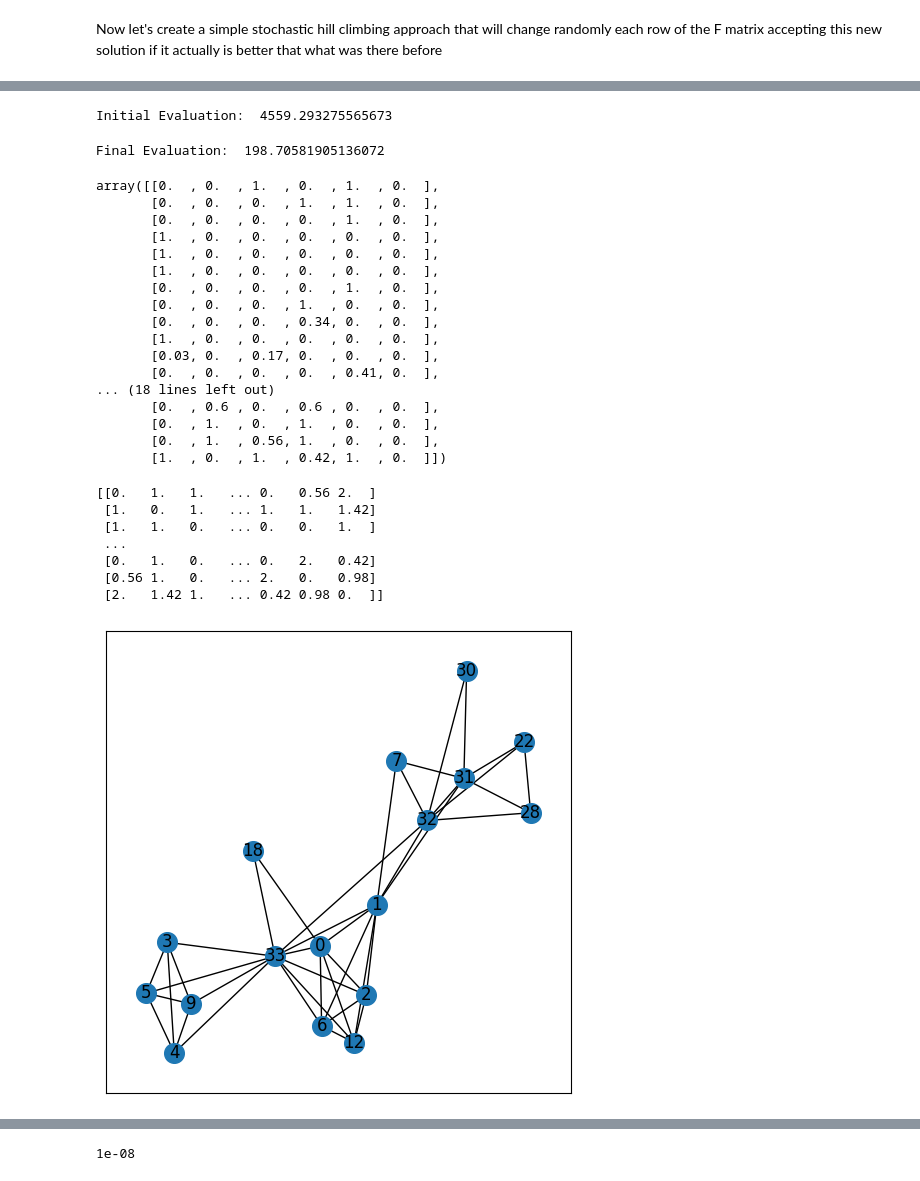
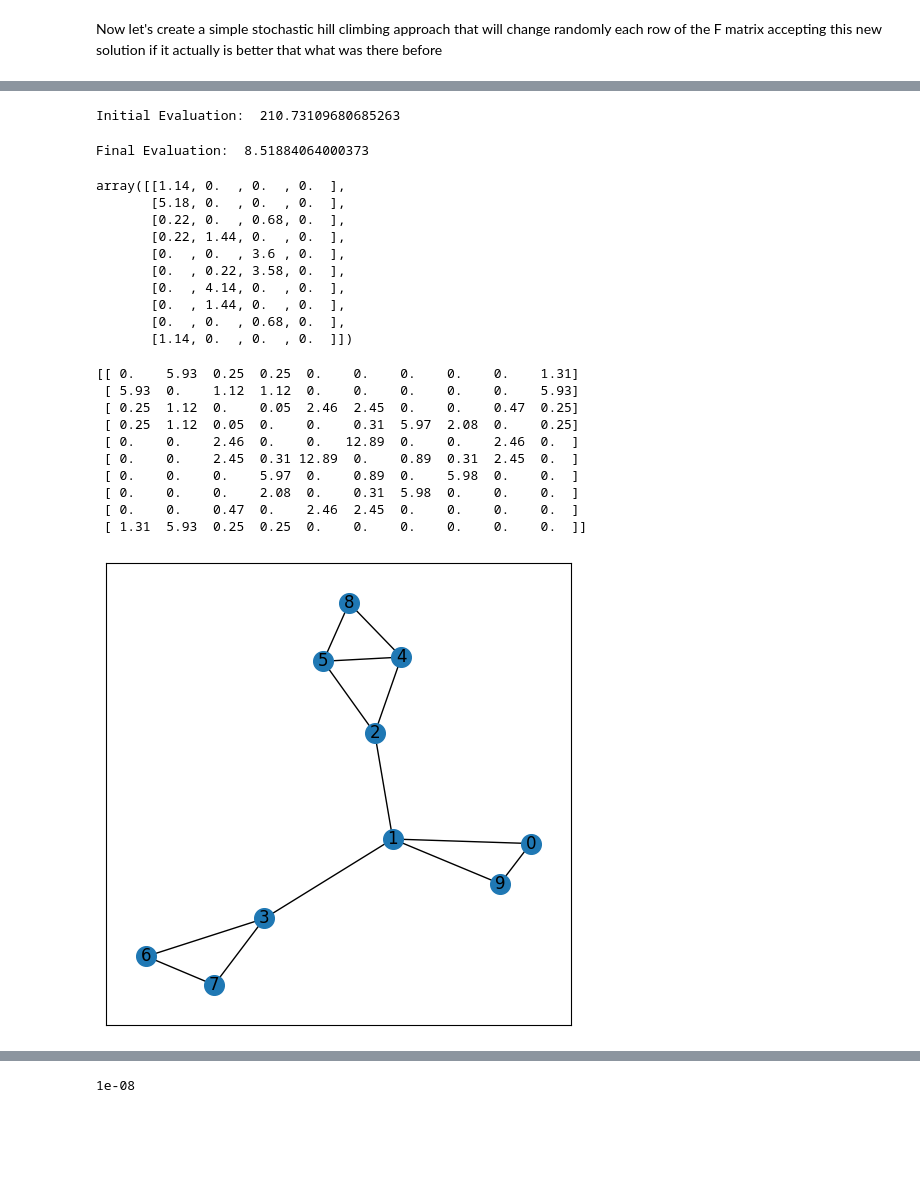
Before and after one commit to joelpoliveira/DataMiningCourse, a Jupyter notebook: TP/Lab Class TP11-20230518/PD_2223_TP11.ipynb, the cells around one changed output, grey strips where cells are left out. Drawn from its saved outputs; the diff is of its cells as text; code cells hidden in the pictures; blank space fills up the shorter version.

```diff
--- a/TP/Lab Class TP11-20230518/PD_2223_TP11.ipynb
+++ b/TP/Lab Class TP11-20230518/PD_2223_TP11.ipynb
@@ -411,9 +390,9 @@ Let's set up a random estimation for Fs
 # %% [markdown]
 As per the formula we are going to noeed the connections and the no-connections of each node
 # %%
-lines=open("soc-karate.data", "rt").readlines()
-edges=[line.split() for line in lines]
-edges=[(int(i)-1,int(j)-1) for i, j in edges]
+#lines=open("soc-karate.data", "rt").readlines()
+#edges=[line.split() for line in lines]
+#edges=[(int(i)-1,int(j)-1) for i, j in edges]
 
 Edges, Nodes, A = getGraphData(edges)
 
@@ -489,7 +468,7 @@ def get_affiliation_from_communities(F, δ):
     pass
 # %%
 NN=Nodes.shape[0]
-k=5
+k=3
 F = np.zeros((NN,k)) + 1/5
 
 res=[evalFactor(u, F, conns, nconns) for u in range(NN)]
@@ -613,49 +595,48 @@ F = get_F((NN, k))
 res=[-loss_func(u, F, conns, nconns) for u in range(F.shape[0])]
 print("Initial Evaluation: ", sum(res))
 # %% [output]
-Initial Evaluation:  4559.293275565673
+Initial Evaluation:  210.73109680685263
 # %%
-F, ll = big_clam(conns, nconns, F, n_iters=5000, LR=0.001)
+F, ll = big_clam(conns, nconns, F, n_iters=10000, LR=0.001, MAX_FVALUE=None)
 print("Final Evaluation: ", ll)
 # %% [output]
-Final Evaluation:  198.70581905136072
+Final Evaluation:  8.51884064000373
+# %%
+ϵ = 1e-8
+δ = np.sqrt( 1 - np.log(1 - ϵ))
 # %%
 np.round(F, 2)
 # %% [output]
-array([[0.  , 0.  , 1.  , 0.  , 1.  , 0.  ],
-       [0.  , 0.  , 0.  , 1.  , 1.  , 0.  ],
-       [0.  , 0.  , 0.  , 0.  , 1.  , 0.  ],
-       [1.  , 0.  , 0.  , 0.  , 0.  , 0.  ],
-       [1.  , 0.  , 0.  , 0.  , 0.  , 0.  ],
-       [1.  , 0.  , 0.  , 0.  , 0.  , 0.  ],
-       [0.  , 0.  , 0.  , 0.  , 1.  , 0.  ],
-       [0.  , 0.  , 0.  , 1.  , 0.  , 0.  ],
-       [0.  , 0.  , 0.  , 0.34, 0.  , 0.  ],
-       [1.  , 0.  , 0.  , 0.  , 0.  , 0.  ],
-       [0.03, 0.  , 0.17, 0.  , 0.  , 0.  ],
-       [0.  , 0.  , 0.  , 0.  , 0.41, 0.  ],
-... (18 lines left out)
-       [0.  , 0.6 , 0.  , 0.6 , 0.  , 0.  ],
-       [0.  , 1.  , 0.  , 1.  , 0.  , 0.  ],
-       [0.  , 1.  , 0.56, 1.  , 0.  , 0.  ],
-       [1.  , 0.  , 1.  , 0.42, 1.  , 0.  ]])
+array([[1.14, 0.  , 0.  , 0.  ],
+       [5.18, 0.  , 0.  , 0.  ],
+       [0.22, 0.  , 0.68, 0.  ],
+       [0.22, 1.44, 0.  , 0.  ],
+       [0.  , 0.  , 3.6 , 0.  ],
+       [0.  , 0.22, 3.58, 0.  ],
+       [0.  , 4.14, 0.  , 0.  ],
+       [0.  , 1.44, 0.  , 0.  ],
+       [0.  , 0.  , 0.68, 0.  ],
+       [1.14, 0.  , 0.  , 0.  ]])
 # %%
 temp = (get_graph_from_communities(F))#>0.1 )*1
 print(np.round(temp , 2))
 # %% [output]
-[[0.   1.   1.   ... 0.   0.56 2.  ]
- [1.   0.   1.   ... 1.   1.   1.42]
- [1.   1.   0.   ... 0.   0.   1.  ]
- ...
- [0.   1.   0.   ... 0.   2.   0.42]
- [0.56 1.   0.   ... 2.   0.   0.98]
- [2.   1.42 1.   ... 0.42 0.98 0.  ]]
+[[ 0.    5.93  0.25  0.25  0.    0.    0.    0.    0.    1.31]
+ [ 5.93  0.    1.12  1.12  0.    0.    0.    0.    0.    5.93]
+ [ 0.25  1.12  0.    0.05  2.46  2.45  0.    0.    0.47  0.25]
+ [ 0.25  1.12  0.05  0.    0.    0.31  5.97  2.08  0.    0.25]
+ [ 0.    0.    2.46  0.    0.   12.89  0.    0.    2.46  0.  ]
+ [ 0.    0.    2.45  0.31 12.89  0.    0.89  0.31  2.45  0.  ]
+ [ 0.    0.    0.    5.97  0.    0.89  0.    5.98  0.    0.  ]
+ [ 0.    0.    0.    2.08  0.    0.31  5.98  0.    0.    0.  ]
+ [ 0.    0.    0.47  0.    2.46  2.45  0.    0.    0.    0.  ]
+ [ 1.31  5.93  0.25  0.25  0.    0.    0.    0.    0.    0.  ]]
 # %%
 g = nx.Graph()
-g.add_edges_from(np.argwhere((temp>0.8)*1!=0))
+g.add_edges_from(np.argwhere((temp>δ)*1!=0))
 plot_graph(g, node_size=200)
 # %% [output]
-[figure, old version]
+[figure, new version]
 # %%
 g = nx.Graph()
 g.add_edges_from( np.argwhere(A!=0))
```
Also changed, not shown: parts of 26 cells of this notebook, 2 other files.
